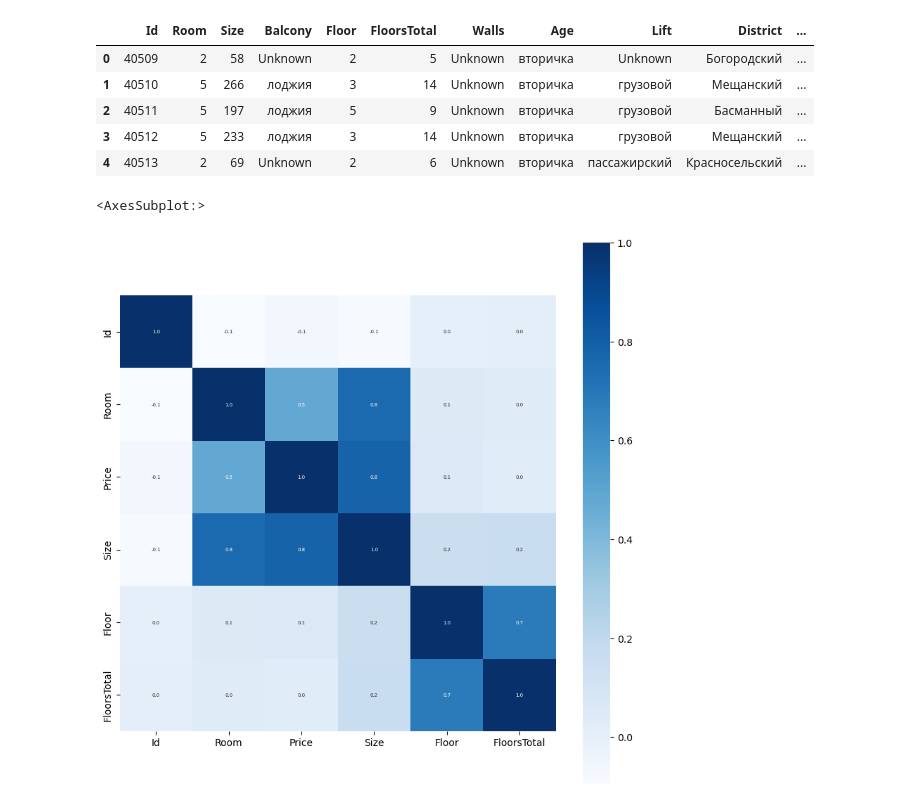
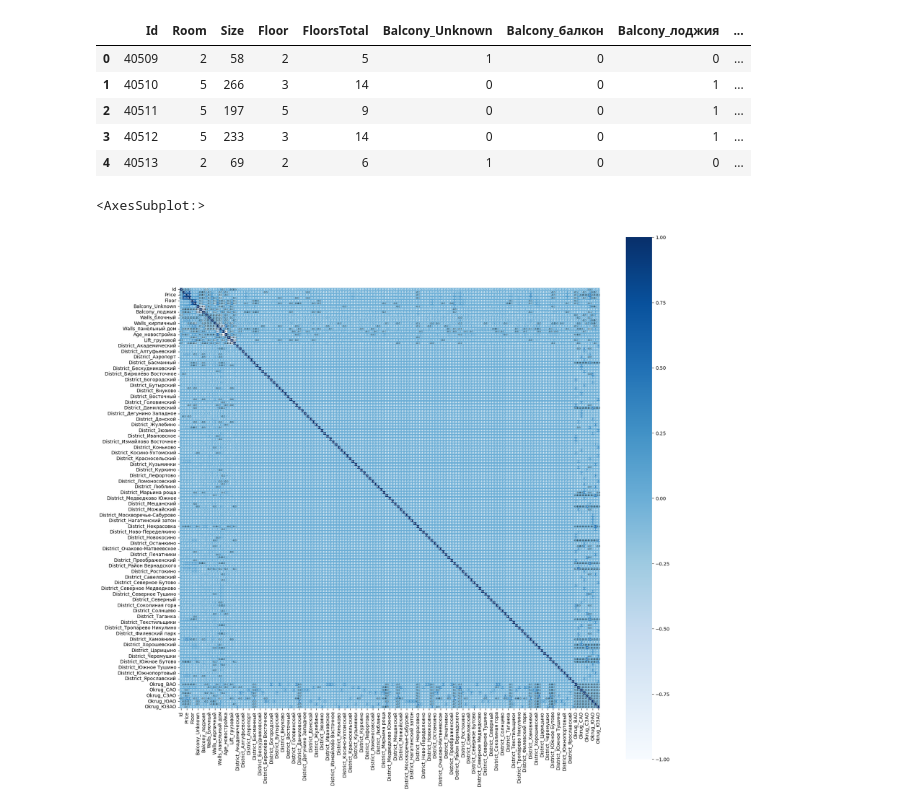
Before and after one commit to nii-brocke/kaggle, a Jupyter notebook: house-prediction.ipynb, the cells around one changed output. Saved outputs shown, nothing was run; the diff lists cells and outputs as text; code cells hidden in the pictures.

Commit message:
Kaggle Notebook | house prediction | Version 6

```diff
--- a/house-prediction.ipynb
+++ b/house-prediction.ipynb
@@ -16,10 +16,14 @@ house_price_train_dataset_table = pd.read_csv(house_price_train_dataset_path)
 house_price_test_dataset_path = '/kaggle/input/hse-m-psmsimmo-p-347795-1-apartmentprice/test.csv'
 house_price_test_dataset_table = pd.read_csv(house_price_test_dataset_path)
 # %%
-#Deleting rows with empty cells in Age, District and Okrug and replacing all other rows with unknown for train and test dataset
-house_price_train_dataset_table_new = house_price_train_dataset_table.dropna(axis=0, subset=['Age', 'District','Okrug'])
-house_price_test_dataset_table_new = house_price_test_dataset_table.dropna(axis=0, subset=['Age', 'District','Okrug'])
-house_price_train_dataset_table_new = house_price_train_dataset_table.fillna("Unknown")
-house_price_test_dataset_table_new = house_price_test_dataset_table_new.fillna("Unknown")
-# house_price_train_dataset_table_new = house_price_train_dataset_table.dropna(axis=0, subset=['Id','Age', 'District','Okrug'])
-house_price_test_dataset_table_new.isnull().sum()
+# #Deleting rows with empty cells in Age, District and Okrug
+house_price_train_dataset_table = house_price_train_dataset_table.dropna(axis=0, subset=['Age', 'District','Okrug'])
+house_price_test_dataset_table = house_price_test_dataset_table.dropna(axis=0, subset=['Age', 'District','Okrug'])
+# replacing empty cells with unknown for train and test dataset
+house_price_train_dataset_table = house_price_train_dataset_table.fillna("Unknown")
+house_price_test_dataset_table = house_price_test_dataset_table.fillna("Unknown")
+# converting categorical inputs to dummies for test and train data set
+house_price_train_dataset_table = pd.get_dummies(house_price_train_dataset_table, columns=['Balcony','Walls','Age','Lift','District','Okrug'])
+house_price_test_dataset_table = pd.get_dummies(house_price_test_dataset_table, columns=['Balcony','Walls','Age','Lift','District','Okrug'])
+#Creating missing columns in test data
+house_price_test_dataset_table.insert(loc=35, column='District_Внуково',value=0)
@@ -103,18 +51,19 @@ print(house_price_test_dataset_table_new)
 # %%
 #a view of the first 5 rows of the test dataset
-house_price_test_dataset_table_new.head()
+pd.set_option("display.max.columns", None)
+house_price_test_dataset_table.head()
 # %% [output]
-|  | Id | Room | Size | Balcony | Floor | FloorsTotal | Walls | Age | Lift | District | ... |
-| 0 | 40509 | 2 | 58 | Unknown | 2 | 5 | Unknown | вторичка | Unknown | Богородский | ... |
-| 1 | 40510 | 5 | 266 | лоджия | 3 | 14 | Unknown | вторичка | грузовой | Мещанский | ... |
-| 2 | 40511 | 5 | 197 | лоджия | 5 | 9 | Unknown | вторичка | грузовой | Басманный | ... |
-| 3 | 40512 | 5 | 233 | лоджия | 3 | 14 | Unknown | вторичка | грузовой | Мещанский | ... |
-| 4 | 40513 | 2 | 69 | Unknown | 2 | 6 | Unknown | вторичка | пассажирский | Красносельский | ... |
+|  | Id | Room | Size | Floor | FloorsTotal | Balcony_Unknown | Balcony_балкон | Balcony_лоджия | ... |
+| 0 | 40509 | 2 | 58 | 2 | 5 | 1 | 0 | 0 | ... |
+| 1 | 40510 | 5 | 266 | 3 | 14 | 0 | 0 | 1 | ... |
+| 2 | 40511 | 5 | 197 | 5 | 9 | 0 | 0 | 1 | ... |
+| 3 | 40512 | 5 | 233 | 3 | 14 | 0 | 0 | 1 | ... |
+| 4 | 40513 | 2 | 69 | 2 | 6 | 1 | 0 | 0 | ... |
 # %%
 #undferstanding the correlation between the various features in the data(positive or negative)
-correlation=house_price_train_dataset_table_new.corr()
-plt.figure(figsize=(10,10))
+correlation=house_price_train_dataset_table.corr()
+plt.figure(figsize=(20,20))
 sns.heatmap(correlation, cbar=True, square=True, fmt='.1f', annot=True, annot_kws={'size':5}, cmap='Blues')
 # %% [output]
 <AxesSubplot:>
-[figure, old version]
+[figure, new version]
```
Also changed, not shown: parts of 14 cells of this notebook.
